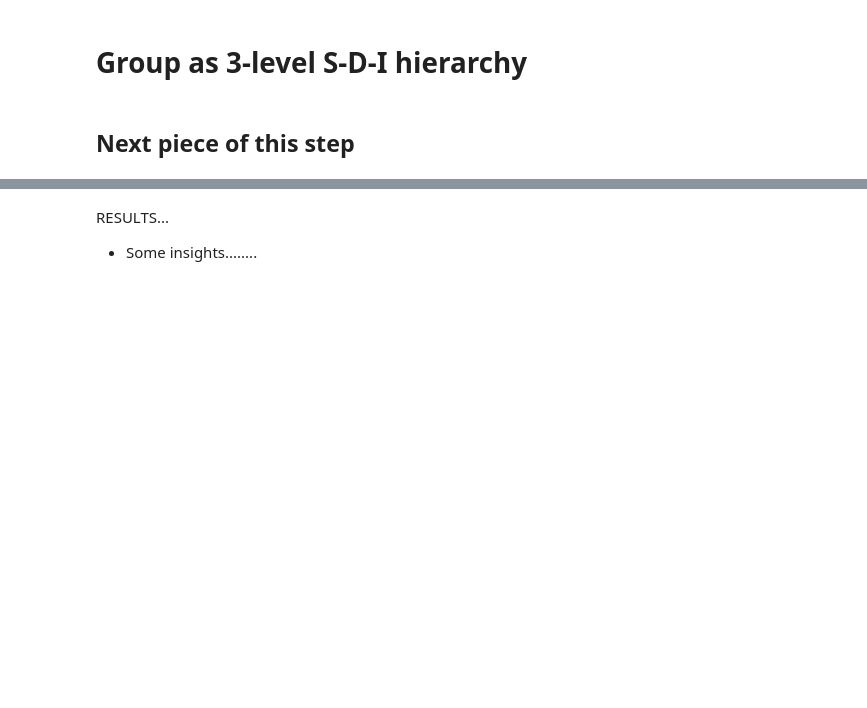
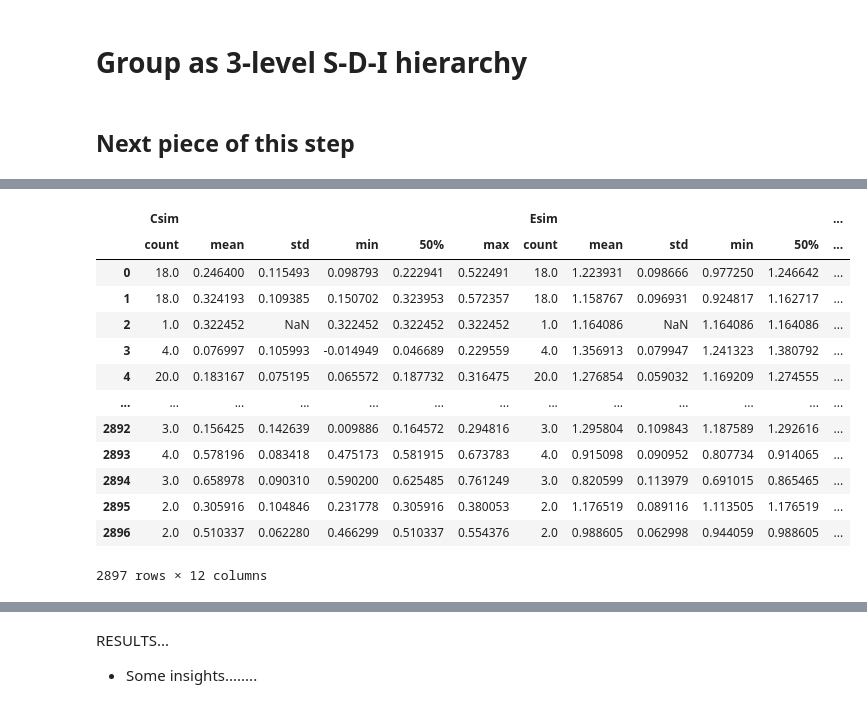
Before and after one commit to Hackathorn/CVA-SBERT, a Jupyter notebook: notebooks/CVA-SBERT-SDIclustering.ipynb, the cells around one changed output, grey strips where cells are left out. Saved outputs shown, nothing was run; the diff lists cells and outputs as text; code cells hidden in the pictures; blank space fills up the shorter version.

Commit message:
added groupby agg calculations

```diff
--- a/notebooks/CVA-SBERT-SDIclustering.ipynb
+++ b/notebooks/CVA-SBERT-SDIclustering.ipynb
@@ -94,0 +114,20 @@ RESULTS...
+# %%
+# group Source/Definition items into cluster
+SD_clus = df.groupby(['S', 'D'], as_index=False)
+# SD_clus['Csim', 'Esim'].mean()
+SD_clus['Csim', 'Esim'].describe(percentiles=[])
+# %% [output]
+|  | Csim |  |  |  |  |  | Esim |  |  |  |  | ... |
+|  | count | mean | std | min | 50% | max | count | mean | std | min | 50% | ... |
+| 0 | 18.0 | 0.246400 | 0.115493 | 0.098793 | 0.222941 | 0.522491 | 18.0 | 1.223931 | 0.098666 | 0.977250 | 1.246642 | ... |
+| 1 | 18.0 | 0.324193 | 0.109385 | 0.150702 | 0.323953 | 0.572357 | 18.0 | 1.158767 | 0.096931 | 0.924817 | 1.162717 | ... |
+| 2 | 1.0 | 0.322452 | NaN | 0.322452 | 0.322452 | 0.322452 | 1.0 | 1.164086 | NaN | 1.164086 | 1.164086 | ... |
+| 3 | 4.0 | 0.076997 | 0.105993 | -0.014949 | 0.046689 | 0.229559 | 4.0 | 1.356913 | 0.079947 | 1.241323 | 1.380792 | ... |
+| 4 | 20.0 | 0.183167 | 0.075195 | 0.065572 | 0.187732 | 0.316475 | 20.0 | 1.276854 | 0.059032 | 1.169209 | 1.274555 | ... |
+| ... | ... | ... | ... | ... | ... | ... | ... | ... | ... | ... | ... | ... |
+| 2892 | 3.0 | 0.156425 | 0.142639 | 0.009886 | 0.164572 | 0.294816 | 3.0 | 1.295804 | 0.109843 | 1.187589 | 1.292616 | ... |
+| 2893 | 4.0 | 0.578196 | 0.083418 | 0.475173 | 0.581915 | 0.673783 | 4.0 | 0.915098 | 0.090952 | 0.807734 | 0.914065 | ... |
+| 2894 | 3.0 | 0.658978 | 0.090310 | 0.590200 | 0.625485 | 0.761249 | 3.0 | 0.820599 | 0.113979 | 0.691015 | 0.865465 | ... |
+| 2895 | 2.0 | 0.305916 | 0.104846 | 0.231778 | 0.305916 | 0.380053 | 2.0 | 1.176519 | 0.089116 | 1.113505 | 1.176519 | ... |
+| 2896 | 2.0 | 0.510337 | 0.062280 | 0.466299 | 0.510337 | 0.554376 | 2.0 | 0.988605 | 0.062998 | 0.944059 | 0.988605 | ... |
+2897 rows × 12 columns
```
Also changed, not shown: parts of 5 cells of this notebook.
